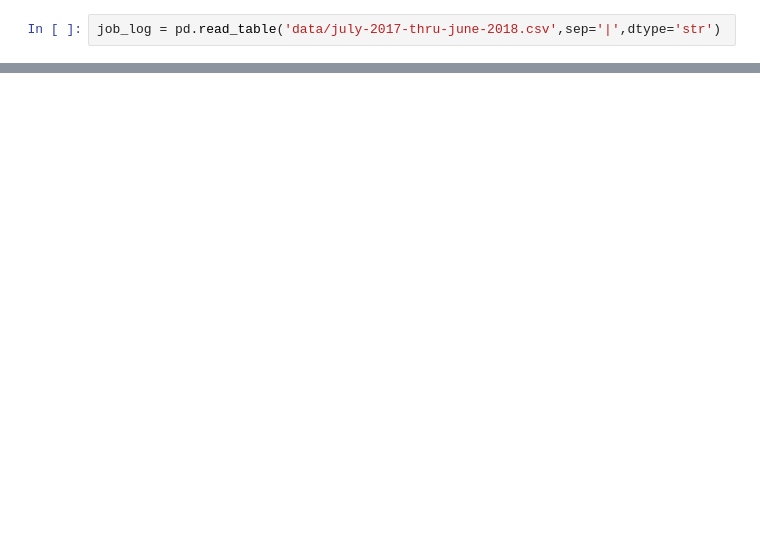
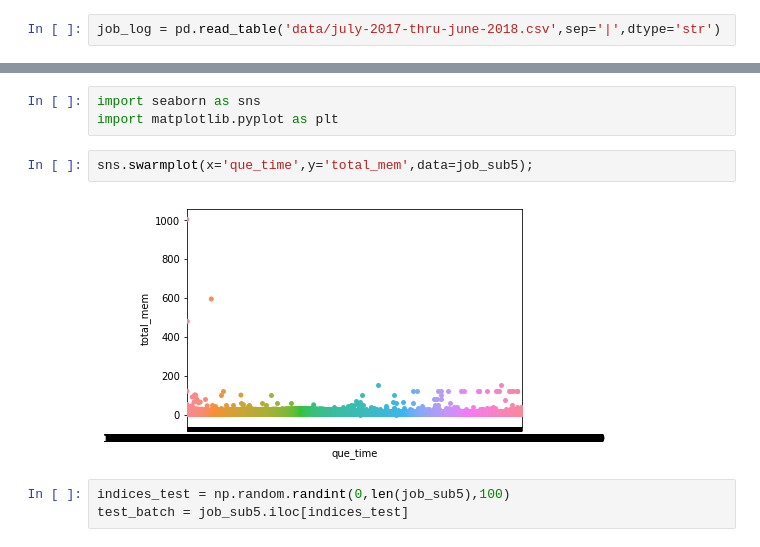
Before and after one commit to amerus/data-question-2-lethal-storm, a Jupyter notebook: DQ2-bthomas.ipynb, the cells around one changed output, grey strips where cells are left out. Cells and saved outputs as stored; diff of their text form; blank space fills up the shorter version.

```diff
--- a/DQ2-bthomas.ipynb
+++ b/DQ2-bthomas.ipynb
@@ -31,0 +147,10 @@ print(d1-d2)
+# %%
+import seaborn as sns
+import matplotlib.pyplot as plt
+# %%
+sns.swarmplot(x='que_time',y='total_mem',data=job_sub5);
+# %% [output]
+[figure, added]
+# %%
+indices_test = np.random.randint(0,len(job_sub5),100)
+test_batch = job_sub5.iloc[indices_test]
```
Also changed, not shown: parts of 22 cells of this notebook.
